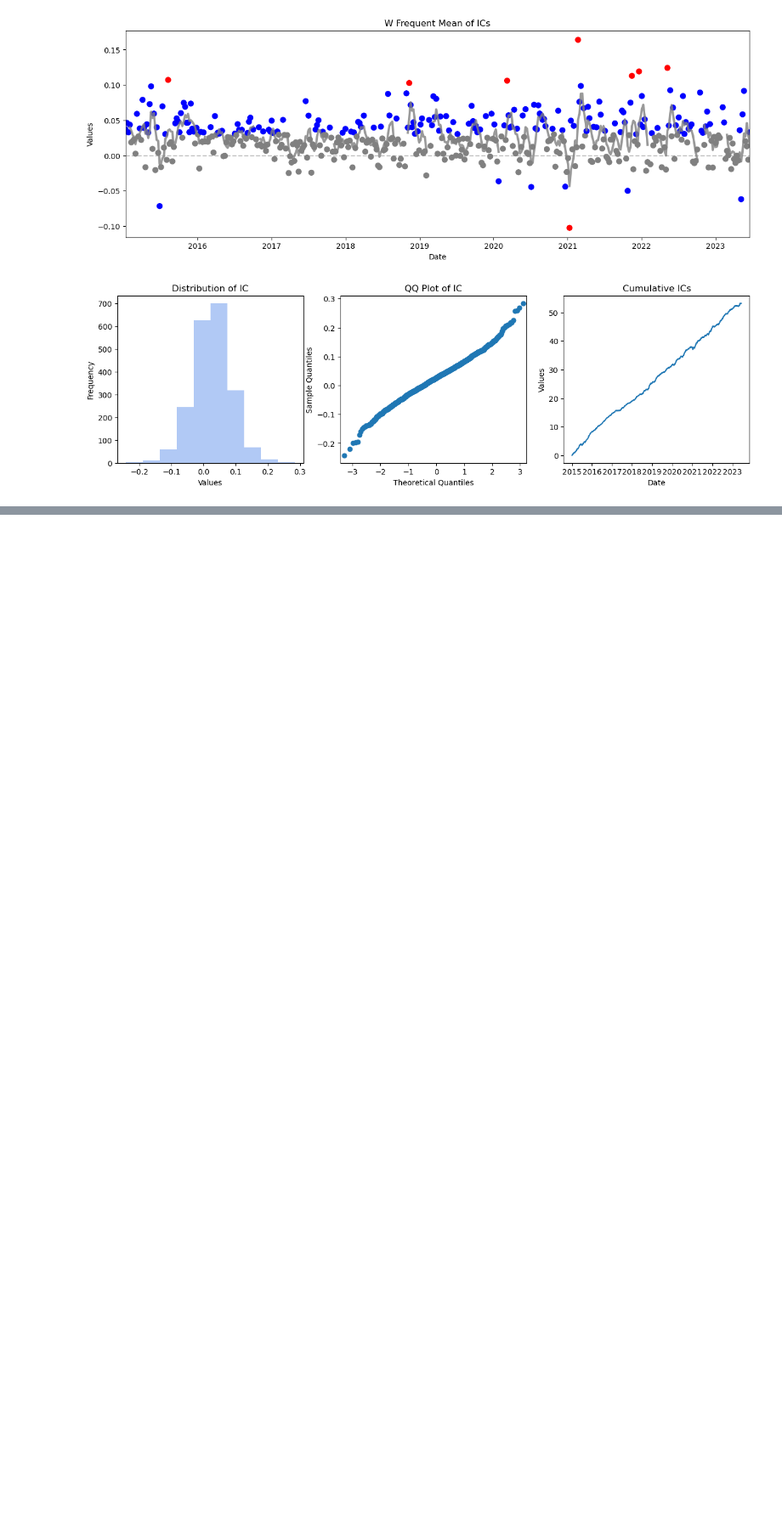
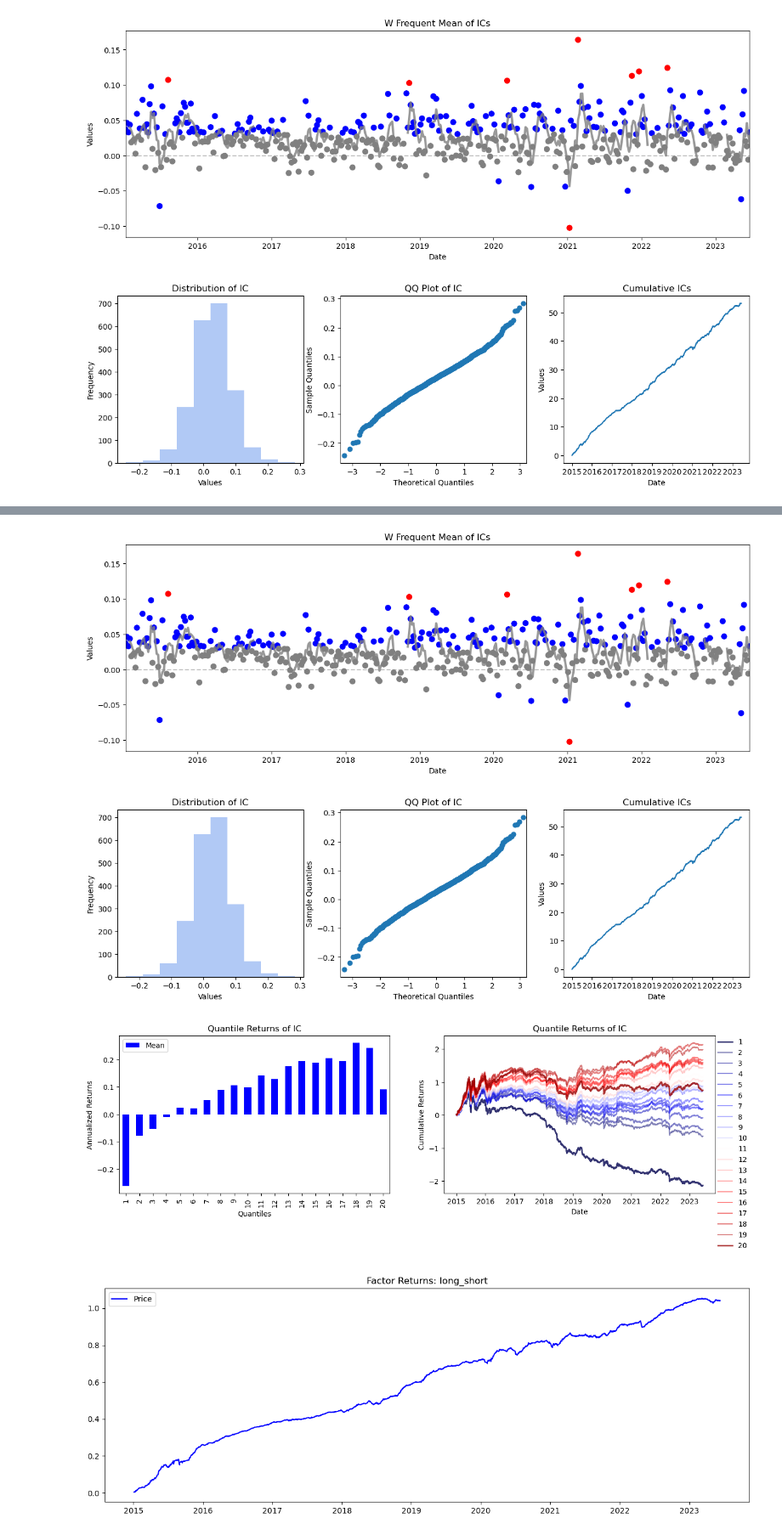
Before and after one commit to AlfredCYL/factor_analyser, a Jupyter notebook: Functional Demo.ipynb, the cells around one changed output, grey strips where cells are left out. Shown at 85% size. Cells and saved outputs as stored; diff of their text form; code cells hidden in the pictures; blank space fills up the shorter version.

```diff
--- a/Functional Demo.ipynb
+++ b/Functional Demo.ipynb
@@ -90,0 +102,5 @@ To-do list：
+# %%
+ff = FactorFactory(rets, forward_time=0)
+# %%
+ff.evaluate_factor(f,num_quantiles=20,factor_ret_method="long_short")
+# %% [output]
@@ -90,0 +124,4 @@ To-do list：
+[figure, added]
+[figure, added]
+[figure, added]
+[figure, added]
```
Also changed, not shown: parts of 15 cells of this notebook, 23 other files.
